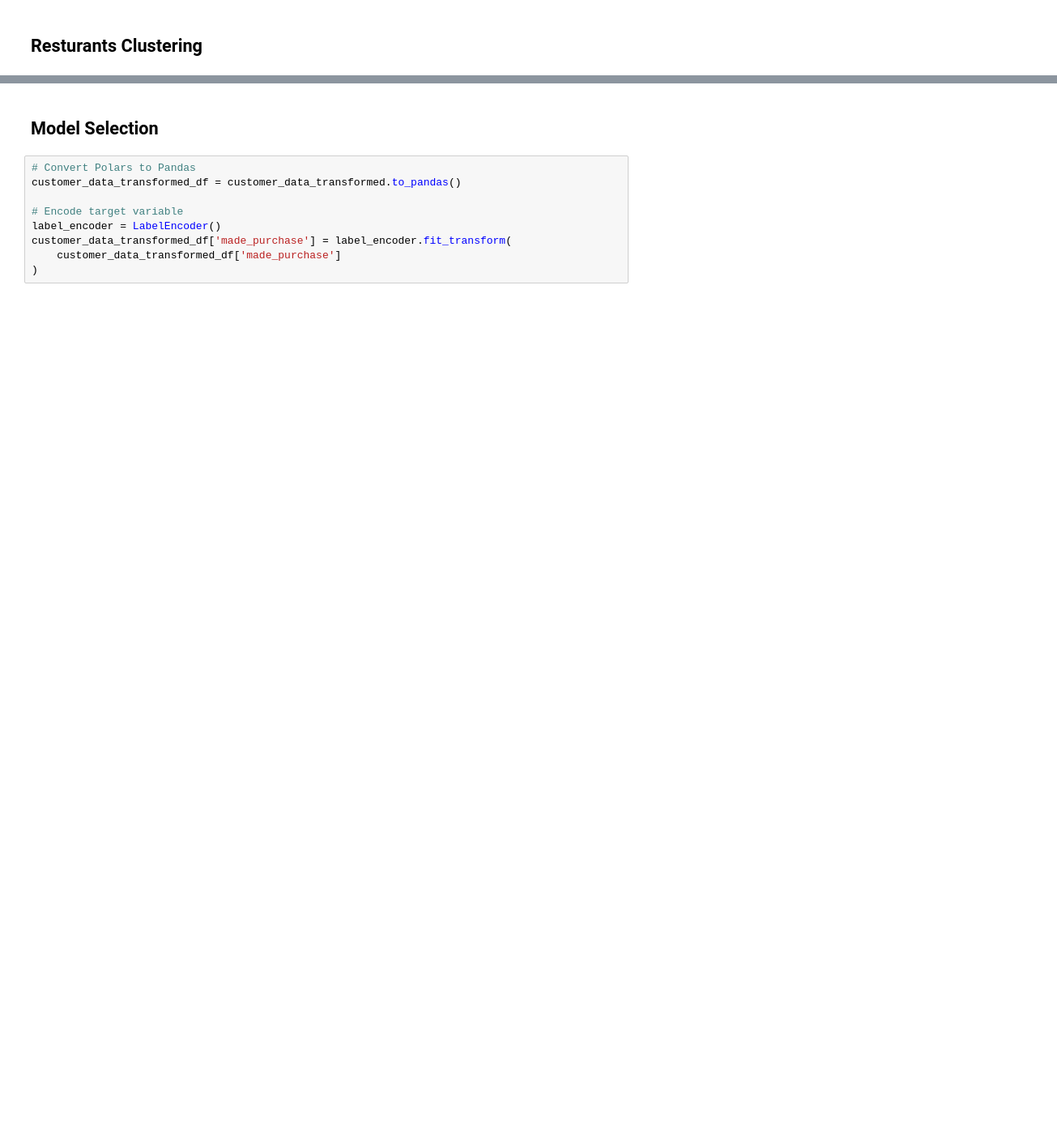
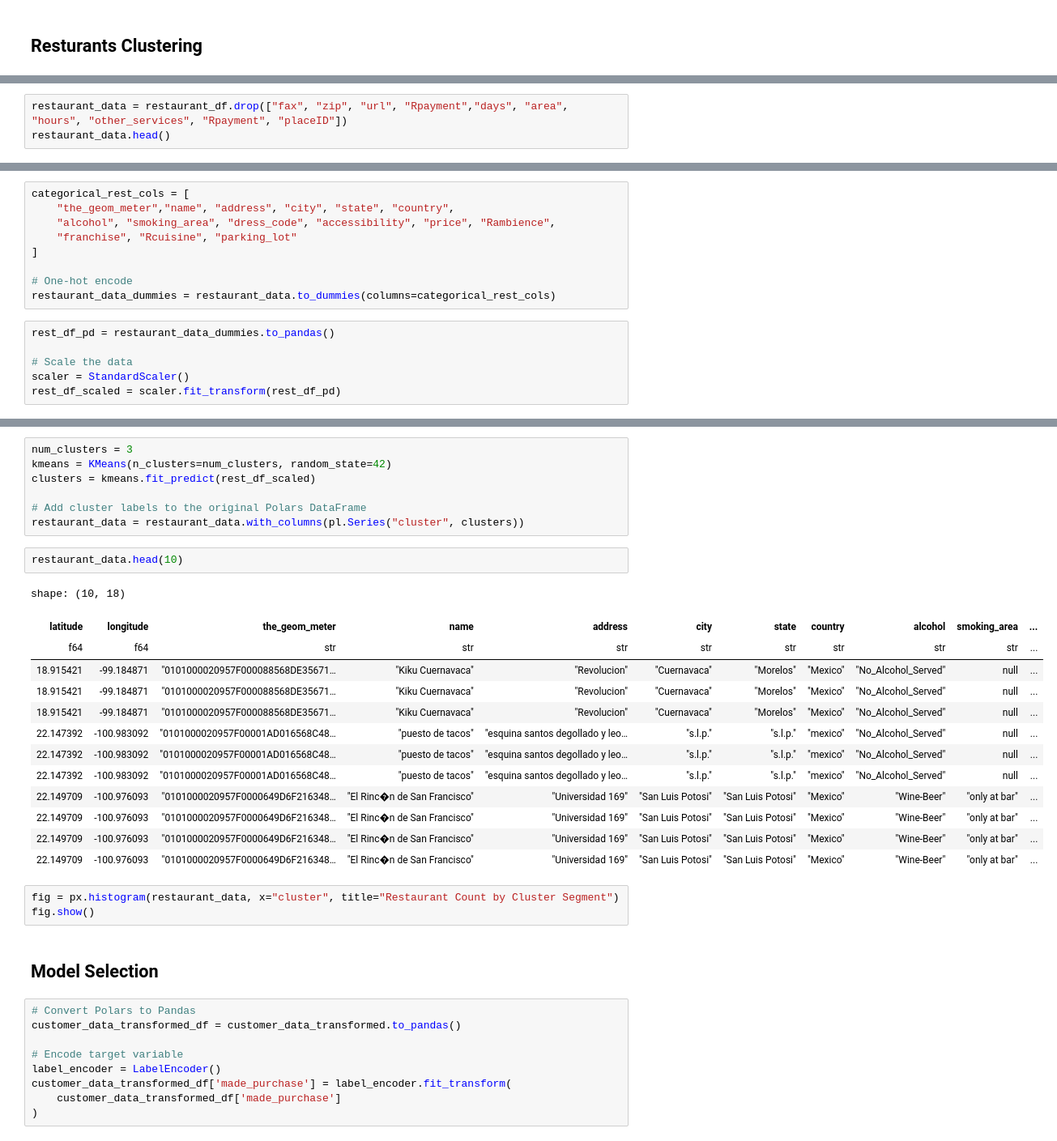
Before and after one commit to laurenally28/mktg3501project, a Jupyter notebook: main.ipynb, the cells around one changed output, grey strips where cells are left out. Shown at 81% size. Drawn from its saved outputs; the diff is of its cells as text; blank space fills up the shorter version.

Commit message:
started restaurant clustering

```diff
--- a/main.ipynb
+++ b/main.ipynb
@@ -287,0 +304,3 @@ category_distribution
+# %%
+restaurant_data = restaurant_df.drop(["fax", "zip", "url", "Rpayment","days", "area", "hours", "other_services", "Rpayment", "placeID"])
+restaurant_data.head()
@@ -287,0 +316,15 @@ category_distribution
+# %%
+categorical_rest_cols = [
+    "the_geom_meter","name", "address", "city", "state", "country",
+    "alcohol", "smoking_area", "dress_code", "accessibility", "price", "Rambience",
+    "franchise", "Rcuisine", "parking_lot"
+]
+
+# One-hot encode
+restaurant_data_dummies = restaurant_data.to_dummies(columns=categorical_rest_cols)
+# %%
+rest_df_pd = restaurant_data_dummies.to_pandas()
+
+# Scale the data
+scaler = StandardScaler()
+rest_df_scaled = scaler.fit_transform(rest_df_pd)
@@ -288,3 +354,29 @@ category_distribution
+# %%
+num_clusters = 3
+kmeans = KMeans(n_clusters=num_clusters, random_state=42)
+clusters = kmeans.fit_predict(rest_df_scaled)
+
+# Add cluster labels to the original Polars DataFrame
+restaurant_data = restaurant_data.with_columns(pl.Series("cluster", clusters))
+# %%
+restaurant_data.head(10)
+# %% [output]
+shape: (10, 18)
+| latitude | longitude | the_geom_meter | name | address | city | state | country | alcohol | smoking_area | ... |
+| f64 | f64 | str | str | str | str | str | str | str | str | ... |
+| 18.915421 | -99.184871 | "0101000020957F000088568DE35671… | "Kiku Cuernavaca" | "Revolucion" | "Cuernavaca" | "Morelos" | "Mexico" | "No_Alcohol_Served" | null | ... |
+| 18.915421 | -99.184871 | "0101000020957F000088568DE35671… | "Kiku Cuernavaca" | "Revolucion" | "Cuernavaca" | "Morelos" | "Mexico" | "No_Alcohol_Served" | null | ... |
+| 18.915421 | -99.184871 | "0101000020957F000088568DE35671… | "Kiku Cuernavaca" | "Revolucion" | "Cuernavaca" | "Morelos" | "Mexico" | "No_Alcohol_Served" | null | ... |
+| 22.147392 | -100.983092 | "0101000020957F00001AD016568C48… | "puesto de tacos" | "esquina santos degollado y leo… | "s.l.p." | "s.l.p." | "mexico" | "No_Alcohol_Served" | null | ... |
+| 22.147392 | -100.983092 | "0101000020957F00001AD016568C48… | "puesto de tacos" | "esquina santos degollado y leo… | "s.l.p." | "s.l.p." | "mexico" | "No_Alcohol_Served" | null | ... |
+| 22.147392 | -100.983092 | "0101000020957F00001AD016568C48… | "puesto de tacos" | "esquina santos degollado y leo… | "s.l.p." | "s.l.p." | "mexico" | "No_Alcohol_Served" | null | ... |
+| 22.149709 | -100.976093 | "0101000020957F0000649D6F216348… | "El Rinc�n de San Francisco" | "Universidad 169" | "San Luis Potosi" | "San Luis Potosi" | "Mexico" | "Wine-Beer" | "only at bar" | ... |
+| 22.149709 | -100.976093 | "0101000020957F0000649D6F216348… | "El Rinc�n de San Francisco" | "Universidad 169" | "San Luis Potosi" | "San Luis Potosi" | "Mexico" | "Wine-Beer" | "only at bar" | ... |
+| 22.149709 | -100.976093 | "0101000020957F0000649D6F216348… | "El Rinc�n de San Francisco" | "Universidad 169" | "San Luis Potosi" | "San Luis Potosi" | "Mexico" | "Wine-Beer" | "only at bar" | ... |
+| 22.149709 | -100.976093 | "0101000020957F0000649D6F216348… | "El Rinc�n de San Francisco" | "Universidad 169" | "San Luis Potosi" | "San Luis Potosi" | "Mexico" | "Wine-Beer" | "only at bar" | ... |
+# %%
+fig = px.histogram(restaurant_data, x="cluster", title="Restaurant Count by Cluster Segment")
+fig.show()
 # %% [markdown]
 ## Model Selection
 # %%
```
Also changed, not shown: parts of 5 cells of this notebook.
